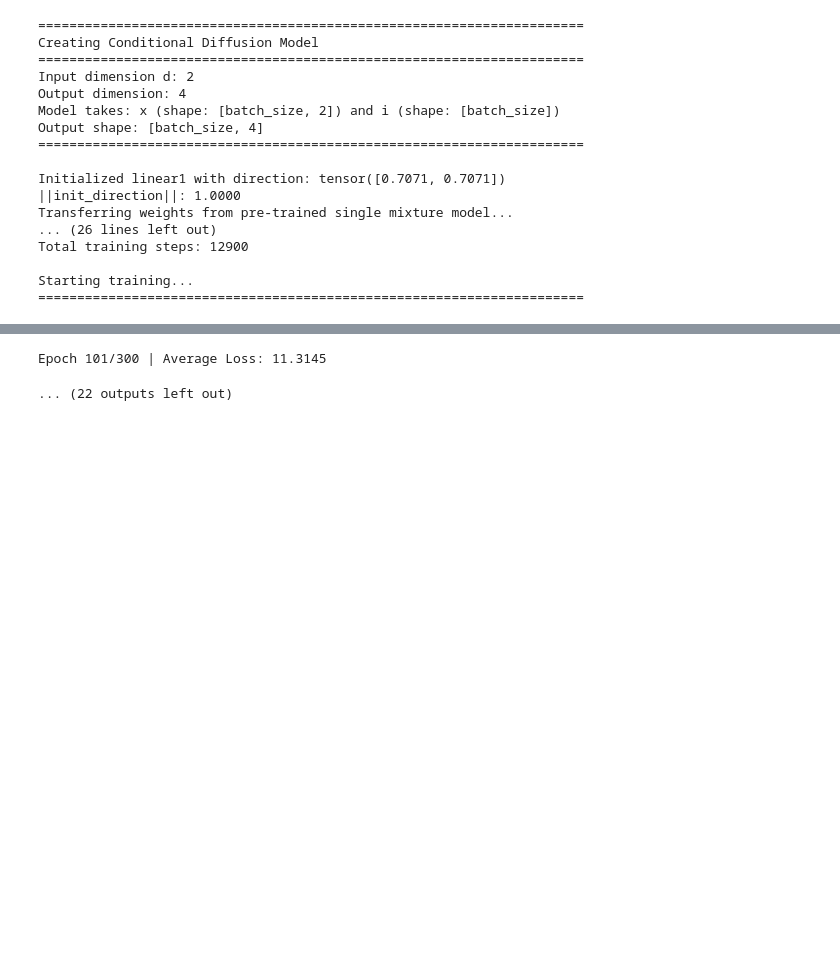
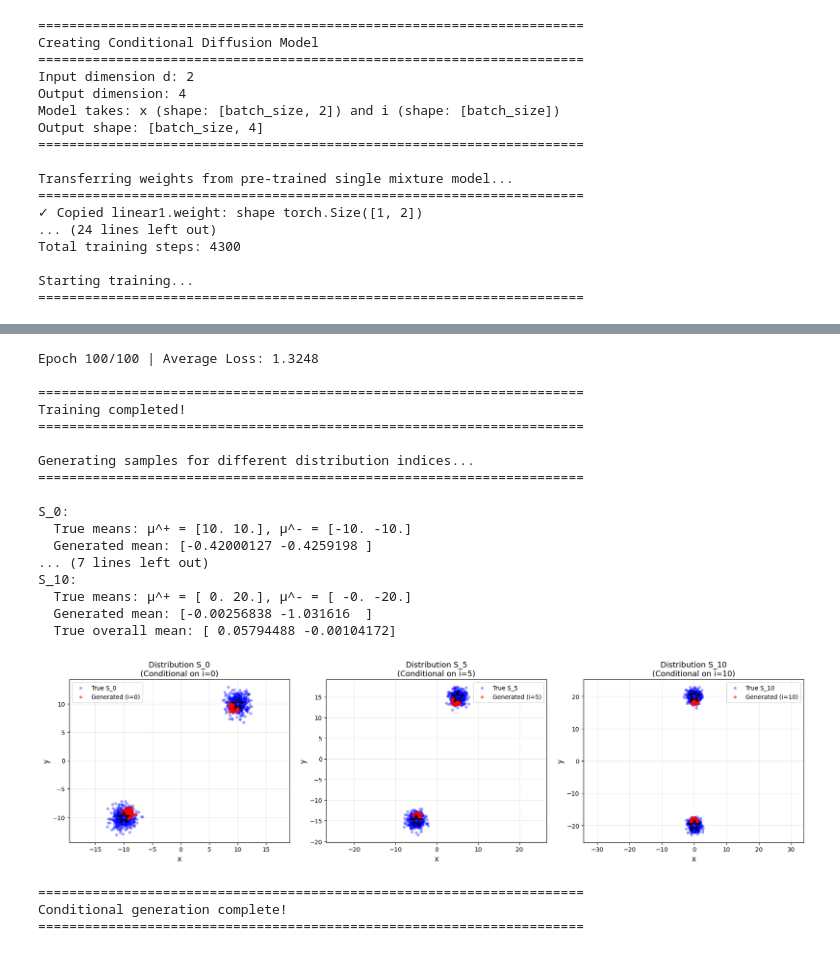
Before and after one commit to seyedsaberi/DDPM-for-GDA, a Jupyter notebook: gda_for_gaussian_mixtures.ipynb, the cells around one changed output, grey strips where cells are left out. Drawn from its saved outputs; the diff is of its cells as text; code cells hidden in the pictures; blank space fills up the shorter version.

Commit message:
Kaggle Notebook | gda_for_gaussian_mixtures | this notebook gets the correct result (the result that I've expected from theoretical analysis) in multiple mixture model)

```diff
--- a/gda_for_gaussian_mixtures.ipynb
+++ b/gda_for_gaussian_mixtures.ipynb
@@ -540,7 +541,8 @@ class ConditionalTwoLayerDiffusionModel(nn.Module):
         super().__init__()
         self.d = d
         self.linear1 = nn.Linear(d, 1, bias=False)
-        self.sigmoid = nn.Sigmoid()
+        # self.sigmoid = nn.Sigmoid()
+        self.sigmoid = nn.Tanh()
         self.linear2 = nn.Linear(2, 2*d, bias=True)  # Input: [sigmoid_output, i], Output: 2*d
         self.sharpness = sigmoid_sharpness
 
@@ -571,7 +573,8 @@ class ConditionalTwoLayerDiffusionModel(nn.Module):
             i = i.unsqueeze(1)  # [batch_size, 1]
 
         # Normalize i to [0, 1] range (assuming i is in [0, N])
-        i_normalized = i / N  # [batch_size, 1]
+        # i_normalized = i / N  # [batch_size, 1]
+        i_normalized = i * out  # [batch_size, 1]
 
         # Concatenate sigmoid output with normalized index i
         combined = torch.cat([out, i_normalized], dim=1)  # [batch_size, 2]
@@ -592,7 +595,7 @@ print(f"Output shape: [batch_size, {2*d}]")
 print("="*70 + "\n")
 
 # Initialize with μ/||μ|| as before
-cond_model = ConditionalTwoLayerDiffusionModel(d, sigmoid_sharpness=10.0, init_direction=mu_normalized).to(device)
+cond_model = ConditionalTwoLayerDiffusionModel(d, sigmoid_sharpness=10.0).to(device)
 
 # ============================
 # Transfer Weights from Pre-trained Model (Cell 2)
@@ -687,7 +690,7 @@ alpha_bars = torch.cumprod(alphas, dim=0)
 optimizer = optim.Adam(cond_model.parameters(), lr=1e-2)
 
 # Training configuration
-epochs = 300
+epochs = 100
 batch_size = 256
 
 # Create DataLoader
@@ -860,11 +863,11 @@ Model takes: x (shape: [batch_size, 2]) and i (shape: [batch_size])
 Output shape: [batch_size, 4]
 ======================================================================
 
-Initialized linear1 with direction: tensor([0.7071, 0.7071])
-||init_direction||: 1.0000
 Transferring weights from pre-trained single mixture model...
-... (26 lines left out)
-Total training steps: 12900
+======================================================================
+✓ Copied linear1.weight: shape torch.Size([1, 2])
+... (24 lines left out)
+Total training steps: 4300
 
 Starting training...
 ======================================================================
@@ -881,5 +884,24 @@ Epoch 91/300 | Average Loss: 11.2653
-Epoch 101/300 | Average Loss: 11.3145
+Epoch 100/100 | Average Loss: 1.3248
+
+======================================================================
+Training completed!
+======================================================================
+
+Generating samples for different distribution indices...
+======================================================================
+
+S_0:
+  True means: μ^+ = [10. 10.], μ^- = [-10. -10.]
+  Generated mean: [-0.42000127 -0.4259198 ]
+... (7 lines left out)
+S_10:
+  True means: μ^+ = [ 0. 20.], μ^- = [ -0. -20.]
+  Generated mean: [-0.00256838 -1.031616  ]
+  True overall mean: [ 0.05794488 -0.00104172]
+[figure, added]
-... (22 outputs left out)
+======================================================================
+Conditional generation complete!
+======================================================================
 # %%
 import torch
 import torch.nn as nn
```
Also changed, not shown: parts of 7 cells of this notebook.
